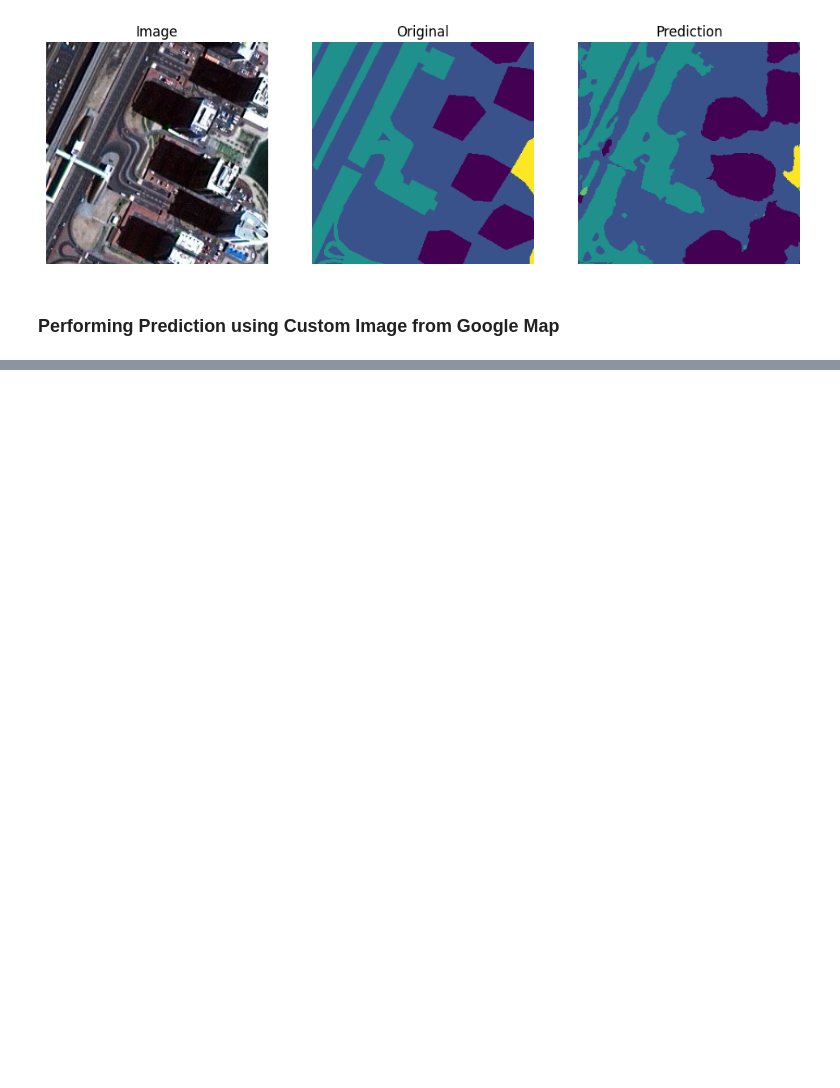
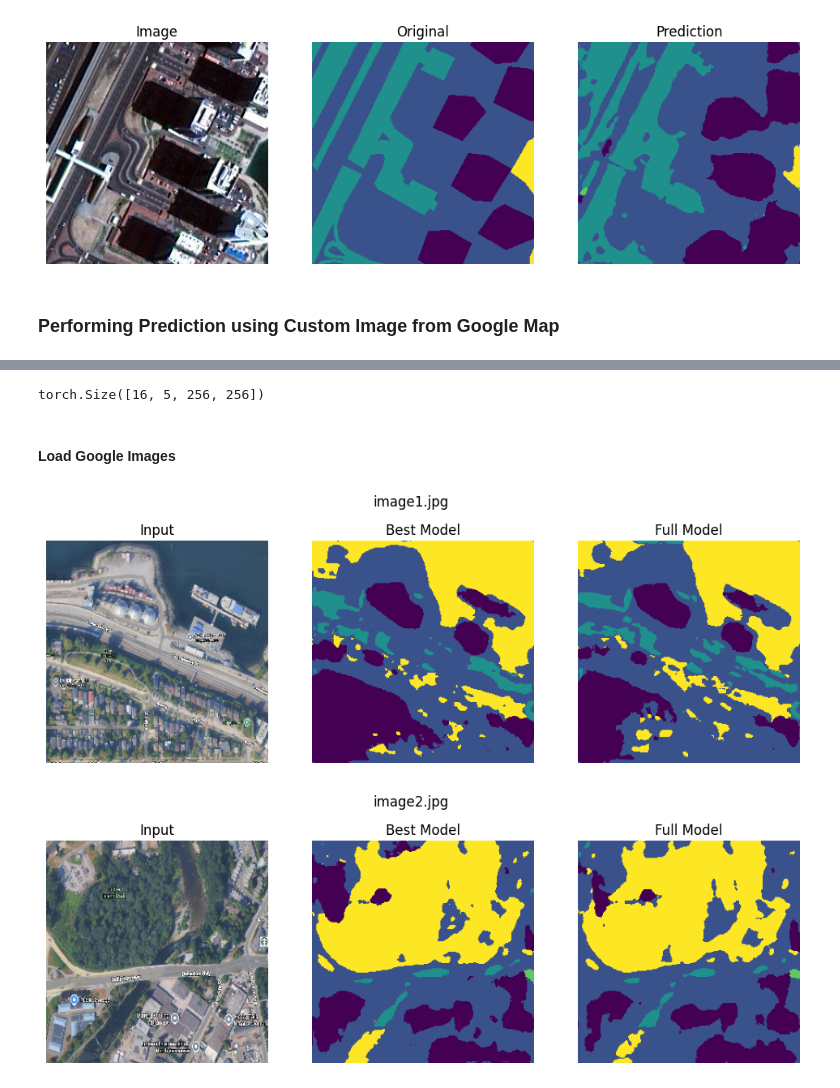
Before and after one commit to sdoan17/satellite-image-semantic-project, a Jupyter notebook: notebook/segmentation.ipynb, the cells around one changed output, grey strips where cells are left out. Saved outputs shown, nothing was run; the diff lists cells and outputs as text; code cells hidden in the pictures; blank space fills up the shorter version.

```diff
--- a/notebook/segmentation.ipynb
+++ b/notebook/segmentation.ipynb
@@ -557,0 +597,4 @@ def build_model():
+# %%
+full_model = build_model()
+full_model.load_state_dict(torch.load("../models/satellite_segmentation_full.pth", map_location=device))
+full_model.eval()
@@ -557,0 +619,60 @@ def build_model():
+# %%
+x, y = next(iter(val_loader))
+x = x.to(device)
+
+with torch.no_grad():
+    pred = best_model(x)
+
+print(pred.shape)  # [B, 5, H, W]
+# %% [output]
+torch.Size([16, 5, 256, 256])
+# %% [markdown]
+#### Load Google Images
+# %%
+def preprocess_image(path):
+    img = cv2.imread(str(path))
+    img = cv2.cvtColor(img, cv2.COLOR_BGR2RGB)
+    img = cv2.resize(img, (256, 256))
+    img = img.astype(np.float32) / 255.0
+
+    x = torch.from_numpy(img).permute(2, 0, 1).unsqueeze(0)
+    return img, x.to(device)
+# %%
+def predict(model, x):
+    logits = model(x)              # [1, C, H, W]
+    pred = torch.argmax(logits, dim=1)
+    return pred.squeeze().cpu().numpy()
+# %%
+image_paths = [
+    Path("../images/image1.jpg"),
+    Path("../images/image2.jpg"),
+]
+
+for img_path in image_paths:
+    img, x = preprocess_image(img_path)
+
+    pred_best = predict(best_model, x)
+    pred_full = predict(full_model, x)
+
+    plt.figure(figsize=(12,4))
+
+    plt.subplot(1,3,1)
+    plt.imshow(img)
+    plt.title("Input")
+    plt.axis("off")
+
+    plt.subplot(1,3,2)
+    plt.imshow(pred_best)
+    plt.title("Best Model")
+    plt.axis("off")
+
+    plt.subplot(1,3,3)
+    plt.imshow(pred_full)
+    plt.title("Full Model")
+    plt.axis("off")
+
+    plt.suptitle(img_path.name)
+    plt.show()
+# %% [output]
+[figure, added]
+[figure, added]
```
Also changed, not shown: parts of 4 cells of this notebook, 3 other files.
